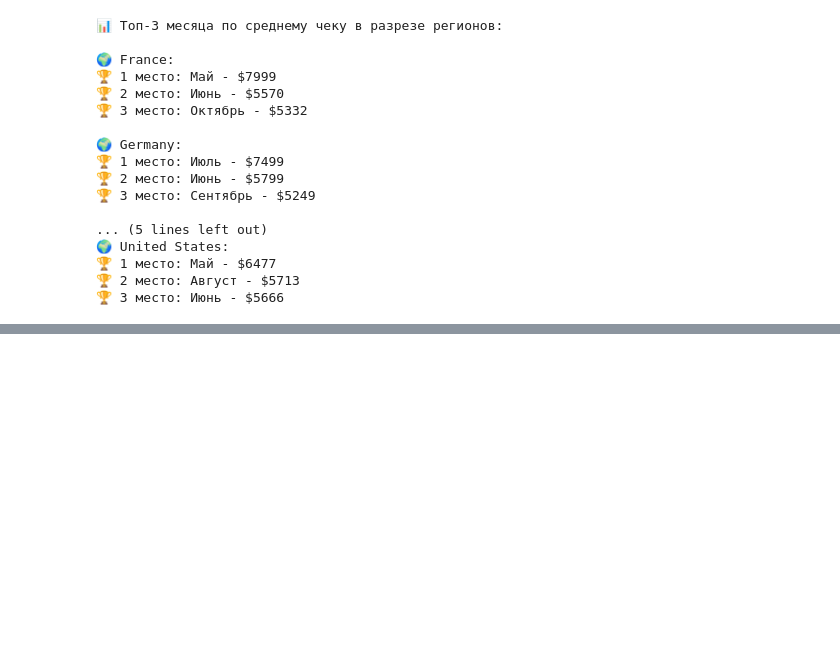
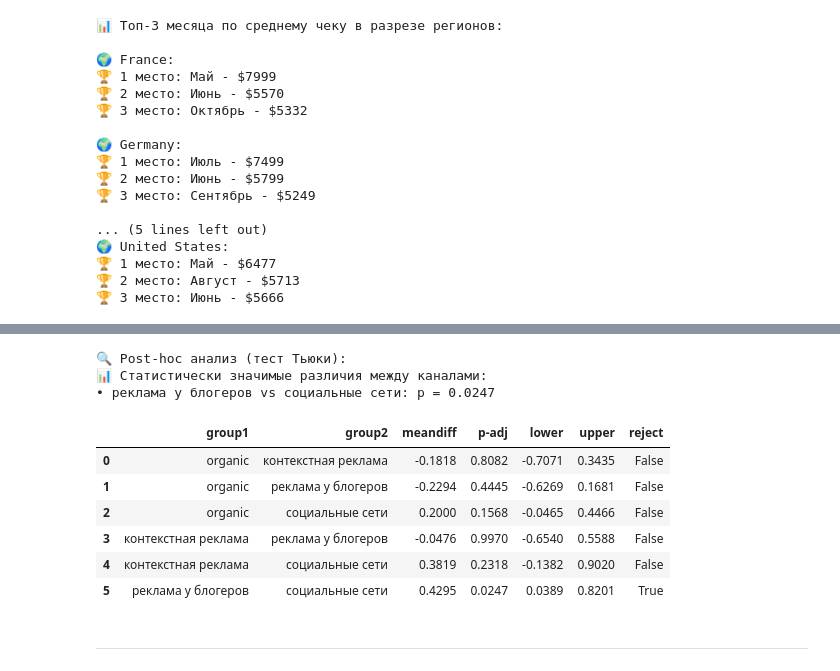
Before and after one commit to abrormaksudov/data_analysis_yl, a Jupyter notebook: FCKN_ANALYSIS.ipynb, the cells around one changed output, grey strips where cells are left out. Cells and saved outputs as stored; diff of their text form; code cells hidden in the pictures; blank space fills up the shorter version.

```diff
--- a/FCKN_ANALYSIS.ipynb
+++ b/FCKN_ANALYSIS.ipynb
@@ -1050,0 +1089,40 @@ normality_test(df, )
+# %%
+from statsmodels.stats.multicomp import pairwise_tukeyhsd
+
+def post_hoc_us_channels(df, alpha=0.05):
+    us_data = df[df['region'] == 'United States']
+    grouped = us_data.groupby(['channel', 'session_date'])['payer'].sum().reset_index()
+
+    tukey_results = pairwise_tukeyhsd(grouped['payer'], grouped['channel'])
+
+    tukey_df = pd.DataFrame(
+       data=tukey_results._results_table.data[1:],
+       columns=tukey_results._results_table.data[0]
+    )
+
+    print("🔍 Post-hoc анализ (тест Тьюки):")
+    significant_pairs = tukey_df[tukey_df['reject'] == True]
+
+    if not significant_pairs.empty:
+        print("📊 Статистически значимые различия между каналами:")
+        for _, row in significant_pairs.iterrows():
+            print(f"• {row['group1']} vs {row['group2']}: p = {row['p-adj']:.4f}")
+    else:
+        print("❌ Значимых попарных различий не обнаружено")
+
+    return tukey_df
+
+post_hoc_us_channels(df)
+# %% [output]
+🔍 Post-hoc анализ (тест Тьюки):
+📊 Статистически значимые различия между каналами:
+• реклама у блогеров vs социальные сети: p = 0.0247
+|  | group1 | group2 | meandiff | p-adj | lower | upper | reject |
+| 0 | organic | контекстная реклама | -0.1818 | 0.8082 | -0.7071 | 0.3435 | False |
+| 1 | organic | реклама у блогеров | -0.2294 | 0.4445 | -0.6269 | 0.1681 | False |
+| 2 | organic | социальные сети | 0.2000 | 0.1568 | -0.0465 | 0.4466 | False |
+| 3 | контекстная реклама | реклама у блогеров | -0.0476 | 0.9970 | -0.6540 | 0.5588 | False |
+| 4 | контекстная реклама | социальные сети | 0.3819 | 0.2318 | -0.1382 | 0.9020 | False |
+| 5 | реклама у блогеров | социальные сети | 0.4295 | 0.0247 | 0.0389 | 0.8201 | True |
+# %% [markdown]
+<hr style="height: 5px; background-color: black; border: none;">
```
Also changed, not shown: parts of 74 cells of this notebook.
